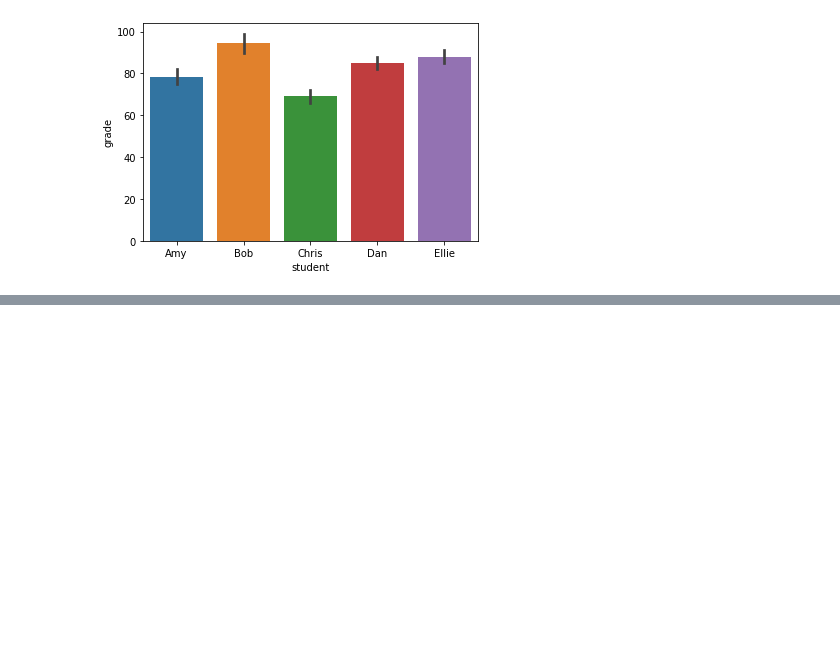
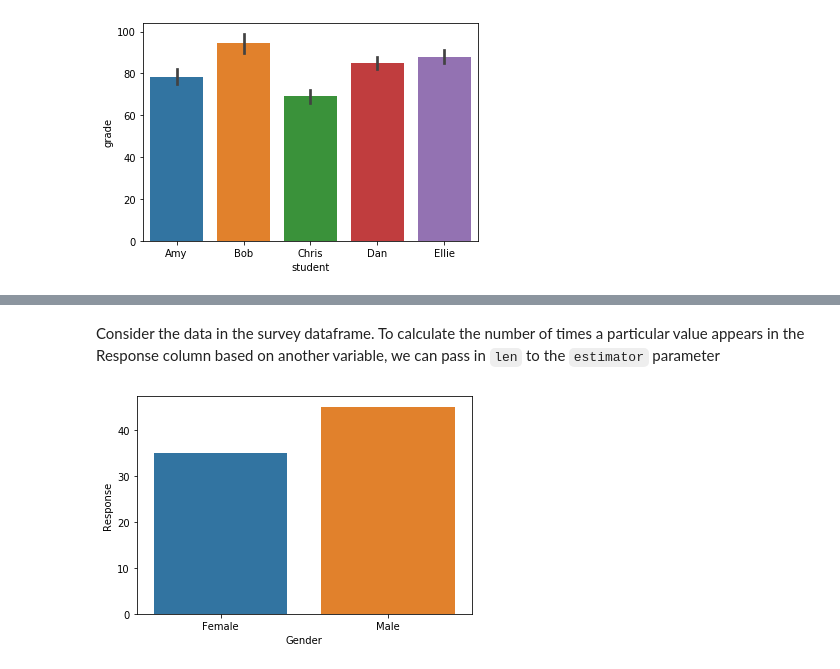
Before and after one commit to adam-gomez/codeacademy-practice, a Jupyter notebook: introduction_to_seaborn.ipynb, the cells around one changed output, grey strips where cells are left out. Drawn from its saved outputs; the diff is of its cells as text; code cells hidden in the pictures; blank space fills up the shorter version.

```diff
--- a/introduction_to_seaborn.ipynb
+++ b/introduction_to_seaborn.ipynb
@@ -119,0 +130,7 @@ plt.show()
+# %% [markdown]
+Consider the data in the survey dataframe. To calculate the number of times a particular value appears in the Response column based on another variable, we can pass in `len` to the `estimator` parameter
+# %%
+sns.barplot(data = df, x = 'Gender', y = 'Response', estimator=len)
+plt.show()
+# %% [output]
+[figure, added]
```
Also changed, not shown: parts of 10 cells of this notebook.
